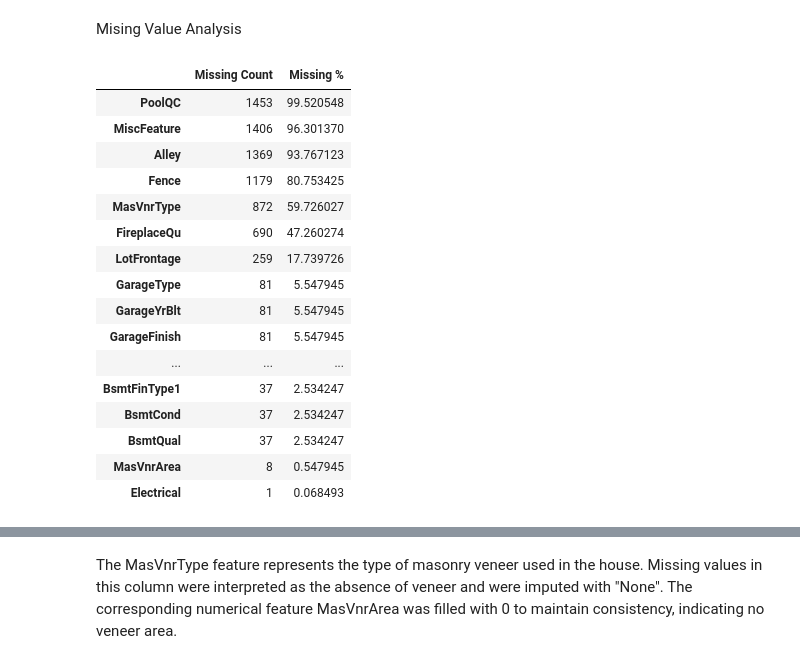
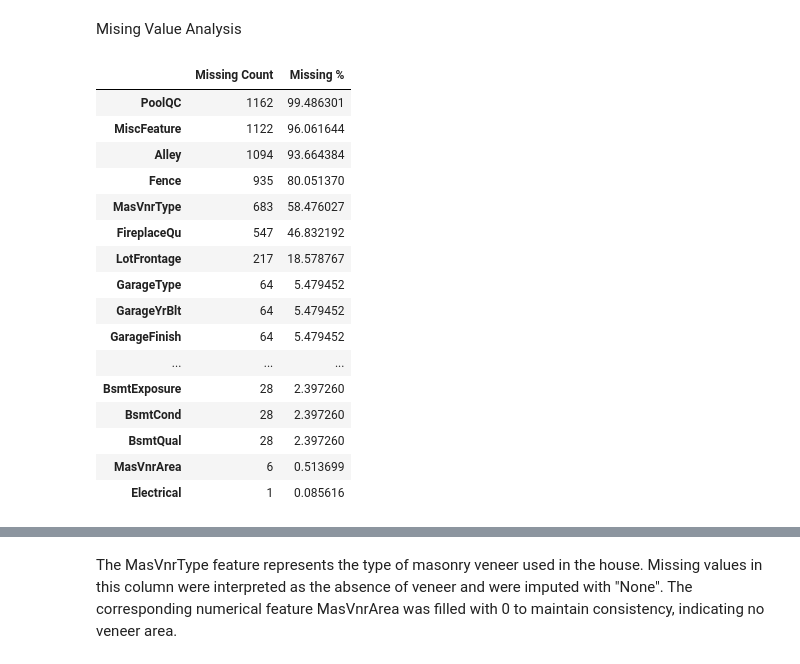
Before and after one commit to Mayank-Chaudhari9/AI-ML-Nov25-Mayank, a Jupyter notebook: Assignment-8/Assignment-08-Regression-Mayank_Chaudhari.ipynb, the cells around one changed output, grey strips where cells are left out. Cells and saved outputs as stored; diff of their text form; code cells hidden in the pictures.

```diff
--- a/Assignment-8/Assignment-08-Regression-Mayank_Chaudhari.ipynb
+++ b/Assignment-8/Assignment-08-Regression-Mayank_Chaudhari.ipynb
@@ -35,16 +35,29 @@ Initial feature classification based on data types showed 43 categorical and 38
 # %%
 #remove id
 df.drop('Id', axis=1, inplace=True)
+# %%
+from sklearn.model_selection import train_test_split
+X = df.drop("SalePrice", axis=1)
+y = np.log1p(df["SalePrice"])
+X_train, X_test, y_train, y_test = train_test_split(
+    X,
+    y,
+    test_size=0.2,
+    random_state=42
+)
 # %%
 
+#fix hte colum nature
+X_train['MSSubClass'] = X_train['MSSubClass'].astype(str)
+X_test['MSSubClass'] = X_test['MSSubClass'].astype(str)
 
-#fix hte colum nature
-df['MSSubClass'] = df['MSSubClass'].astype(str)
+cat_cols_train = X_train.select_dtypes(include=['object']).columns
+num_cols_train = X_train.select_dtypes(exclude=['object']).columns
 
-cat_cols = df.select_dtypes(include=['object']).columns
-num_cols = df.select_dtypes(exclude=['object']).columns
+cat_cols_test = X_test.select_dtypes(include=['object']).columns
+num_cols_test = X_test.select_dtypes(exclude=['object']).columns
 
-print("Categorical:", len(cat_cols))
-print("Numerical:", len(num_cols))
+print("Categorical:", len(cat_cols_train))
+print("Numerical:", len(num_cols_test))
 # %% [output]
 Categorical: 44
@@ -94,32 +122,32 @@ plt.show()
 # %% [markdown]
 Mising Value Analysis
 # %%
-missing = df.isnull().sum()
+missing = X_train.isnull().sum()
 missing = missing[missing > 0].sort_values(ascending=False)
 
-missing_percent = (missing / len(df)) * 100
+missing_percent = (missing / len(X_train)) * 100
 
 missing_df = pd.DataFrame({
     'Missing Count': missing,
     'Missing %': missing_percent
 })
 
 missing_df.head(20)
 # %% [output]
 |  | Missing Count | Missing % |
-| PoolQC | 1453 | 99.520548 |
-| MiscFeature | 1406 | 96.301370 |
-| Alley | 1369 | 93.767123 |
-| Fence | 1179 | 80.753425 |
-| MasVnrType | 872 | 59.726027 |
-| FireplaceQu | 690 | 47.260274 |
-| LotFrontage | 259 | 17.739726 |
-| GarageType | 81 | 5.547945 |
-| GarageYrBlt | 81 | 5.547945 |
-| GarageFinish | 81 | 5.547945 |
+| PoolQC | 1162 | 99.486301 |
+| MiscFeature | 1122 | 96.061644 |
+| Alley | 1094 | 93.664384 |
+| Fence | 935 | 80.051370 |
+| MasVnrType | 683 | 58.476027 |
+| FireplaceQu | 547 | 46.832192 |
+| LotFrontage | 217 | 18.578767 |
+| GarageType | 64 | 5.479452 |
+| GarageYrBlt | 64 | 5.479452 |
+| GarageFinish | 64 | 5.479452 |
 | ... | ... | ... |
-| BsmtFinType1 | 37 | 2.534247 |
-| BsmtCond | 37 | 2.534247 |
-| BsmtQual | 37 | 2.534247 |
-| MasVnrArea | 8 | 0.547945 |
-| Electrical | 1 | 0.068493 |
+| BsmtExposure | 28 | 2.397260 |
+| BsmtCond | 28 | 2.397260 |
+| BsmtQual | 28 | 2.397260 |
+| MasVnrArea | 6 | 0.513699 |
+| Electrical | 1 | 0.085616 |
```
Also changed, not shown: parts of 66 cells of this notebook.
